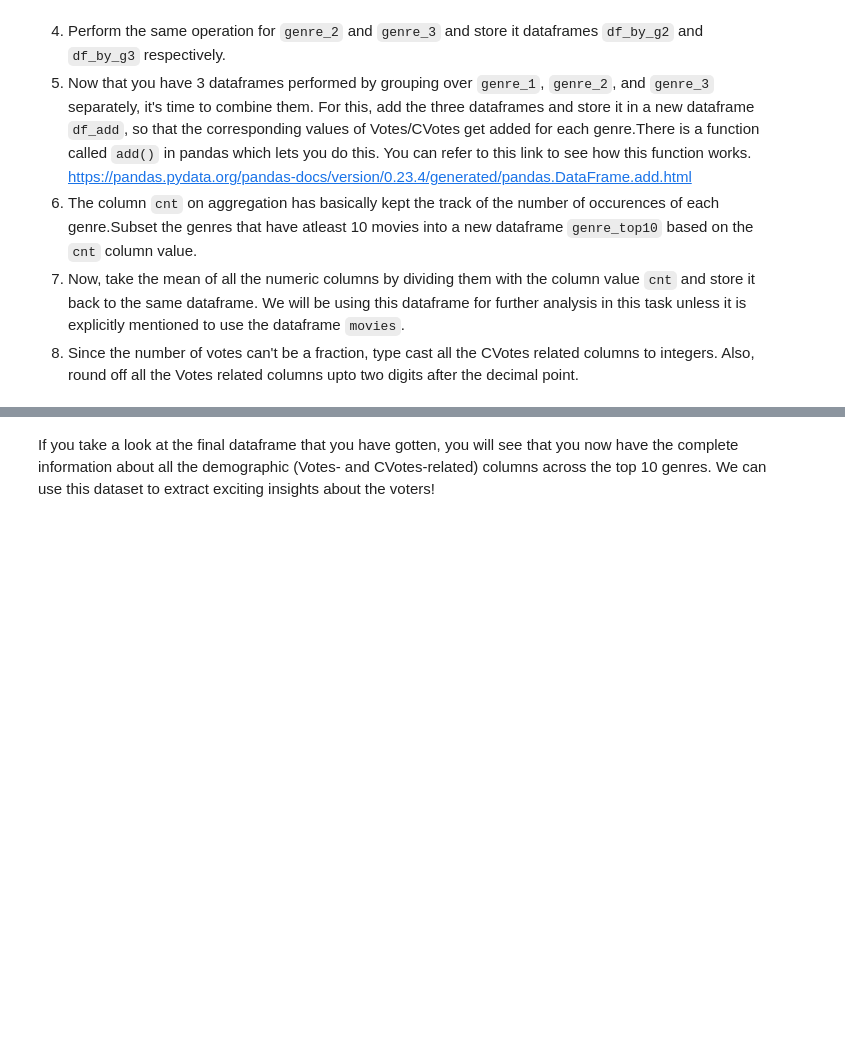
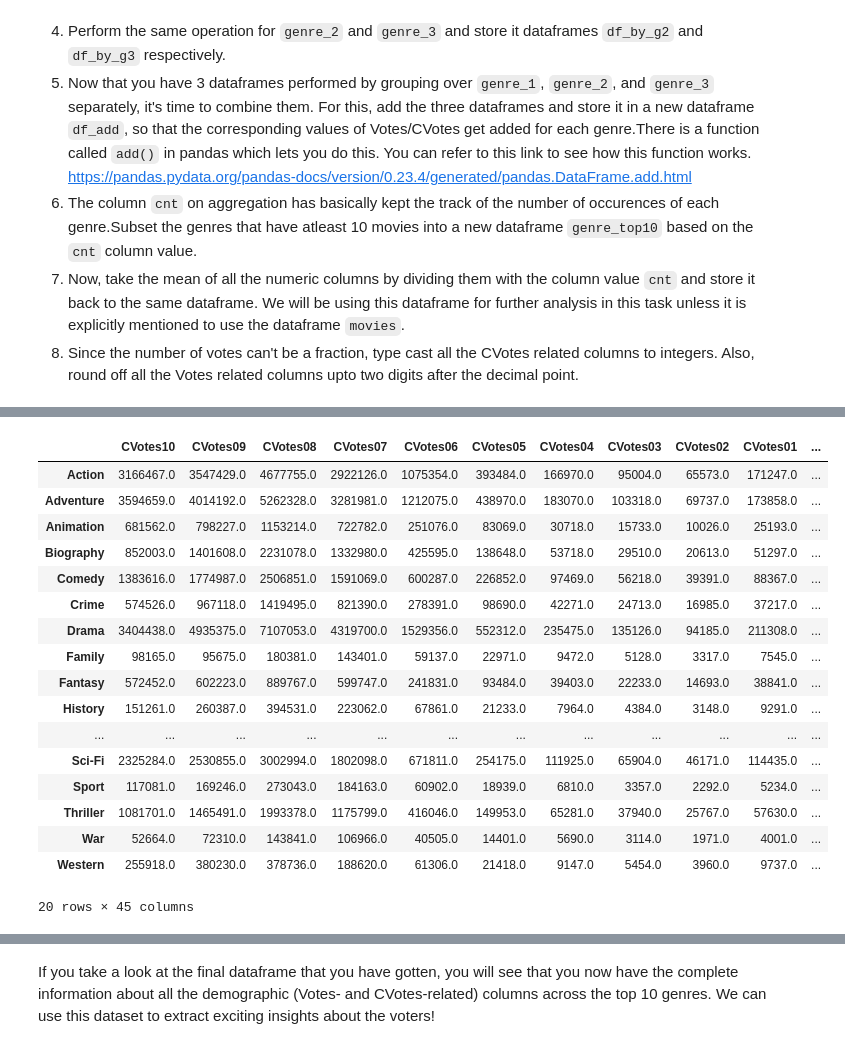
Before and after one commit to khatrirahul799/IMDB, a Jupyter notebook: IMDb+Movie+Assignment_stub.ipynb, the cells around one changed output, grey strips where cells are left out. Drawn from its saved outputs; the diff is of its cells as text; code cells hidden in the pictures; blank space fills up the shorter version.

```diff
--- a/IMDb+Movie+Assignment_stub.ipynb
+++ b/IMDb+Movie+Assignment_stub.ipynb
@@ -319,0 +335,5 @@ There are 3 columns in the dataframe - `genre_1`, `genre_2`, and `genre_3`. As a
+# %%
+# Create the dataframe df_by_genre
+df_by_genre = df2[["genre_1","genre_2","genre_3","CVotes10","CVotes09","CVotes08","CVotes07","CVotes06","CVotes05","CVotes04","CVotes03","CVotes02","CVotes01","CVotesMale","CVotesFemale","CVotesU18","CVotesU18M","CVotesU18F","CVotes1829","CVotes1829M","CVotes1829F","CVotes3044","CVotes3044M","CVotes3044F","CVotes45A","CVotes45AM","CVotes45AF","CVotes1000","CVotesUS","CVotesnUS","VotesM","VotesF","VotesU18","VotesU18M","VotesU18F","Votes1829","Votes1829M","Votes1829F","Votes3044","Votes3044M","Votes3044F","Votes45A","Votes45AM","Votes45AF","Votes1000","VotesUS","VotesnUS"]]
+df_by_genre.reset_index(inplace=True)
+df_by_genre.drop("index",axis=1)
@@ -320,2 +354,4 @@ There are 3 columns in the dataframe - `genre_1`, `genre_2`, and `genre_3`. As a
 # %%
 # Create a column cnt and initialize it to 1
+df_by_genre["cnt"] = 1
+df_by_genre.head()
@@ -324,4 +366,31 @@ There are 3 columns in the dataframe - `genre_1`, `genre_2`, and `genre_3`. As a
+# %%
+# Group the movies by individual genres
+df_by_g1 = df_by_genre.groupby(by="genre_1").sum()
+df_by_g2 = df_by_genre.groupby(by="genre_2").sum()
+df_by_g3 = df_by_genre.groupby(by="genre_3").sum()
 # %%
 # Add the grouped data frames and store it in a new data frame
+df_add = df_by_g1.add(df_by_g2,fill_value=0).add(df_by_g3,fill_value=0)
+df_add = df_add.drop("index",axis=1)
+df_add
+# %% [output]
+|  | CVotes10 | CVotes09 | CVotes08 | CVotes07 | CVotes06 | CVotes05 | CVotes04 | CVotes03 | CVotes02 | CVotes01 | ... |
+| Action | 3166467.0 | 3547429.0 | 4677755.0 | 2922126.0 | 1075354.0 | 393484.0 | 166970.0 | 95004.0 | 65573.0 | 171247.0 | ... |
+| Adventure | 3594659.0 | 4014192.0 | 5262328.0 | 3281981.0 | 1212075.0 | 438970.0 | 183070.0 | 103318.0 | 69737.0 | 173858.0 | ... |
+| Animation | 681562.0 | 798227.0 | 1153214.0 | 722782.0 | 251076.0 | 83069.0 | 30718.0 | 15733.0 | 10026.0 | 25193.0 | ... |
+| Biography | 852003.0 | 1401608.0 | 2231078.0 | 1332980.0 | 425595.0 | 138648.0 | 53718.0 | 29510.0 | 20613.0 | 51297.0 | ... |
+| Comedy | 1383616.0 | 1774987.0 | 2506851.0 | 1591069.0 | 600287.0 | 226852.0 | 97469.0 | 56218.0 | 39391.0 | 88367.0 | ... |
+| Crime | 574526.0 | 967118.0 | 1419495.0 | 821390.0 | 278391.0 | 98690.0 | 42271.0 | 24713.0 | 16985.0 | 37217.0 | ... |
+| Drama | 3404438.0 | 4935375.0 | 7107053.0 | 4319700.0 | 1529356.0 | 552312.0 | 235475.0 | 135126.0 | 94185.0 | 211308.0 | ... |
+| Family | 98165.0 | 95675.0 | 180381.0 | 143401.0 | 59137.0 | 22971.0 | 9472.0 | 5128.0 | 3317.0 | 7545.0 | ... |
+| Fantasy | 572452.0 | 602223.0 | 889767.0 | 599747.0 | 241831.0 | 93484.0 | 39403.0 | 22233.0 | 14693.0 | 38841.0 | ... |
+| History | 151261.0 | 260387.0 | 394531.0 | 223062.0 | 67861.0 | 21233.0 | 7964.0 | 4384.0 | 3148.0 | 9291.0 | ... |
+| ... | ... | ... | ... | ... | ... | ... | ... | ... | ... | ... | ... |
+| Sci-Fi | 2325284.0 | 2530855.0 | 3002994.0 | 1802098.0 | 671811.0 | 254175.0 | 111925.0 | 65904.0 | 46171.0 | 114435.0 | ... |
+| Sport | 117081.0 | 169246.0 | 273043.0 | 184163.0 | 60902.0 | 18939.0 | 6810.0 | 3357.0 | 2292.0 | 5234.0 | ... |
+| Thriller | 1081701.0 | 1465491.0 | 1993378.0 | 1175799.0 | 416046.0 | 149953.0 | 65281.0 | 37940.0 | 25767.0 | 57630.0 | ... |
+| War | 52664.0 | 72310.0 | 143841.0 | 106966.0 | 40505.0 | 14401.0 | 5690.0 | 3114.0 | 1971.0 | 4001.0 | ... |
+| Western | 255918.0 | 380230.0 | 378736.0 | 188620.0 | 61306.0 | 21418.0 | 9147.0 | 5454.0 | 3960.0 | 9737.0 | ... |
+20 rows × 45 columns
 # %%
 # Extract genres with atleast 10 occurences
```
Also changed, not shown: parts of 18 cells of this notebook, 3 other files.
